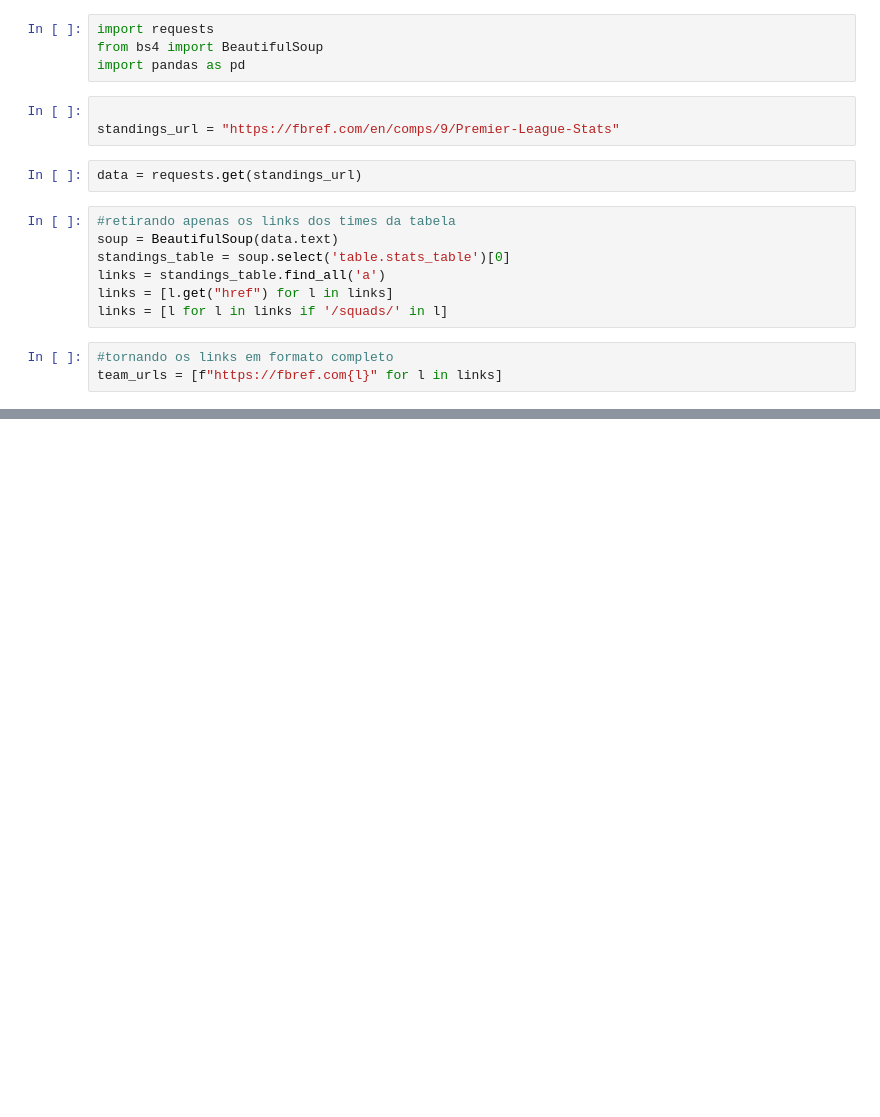
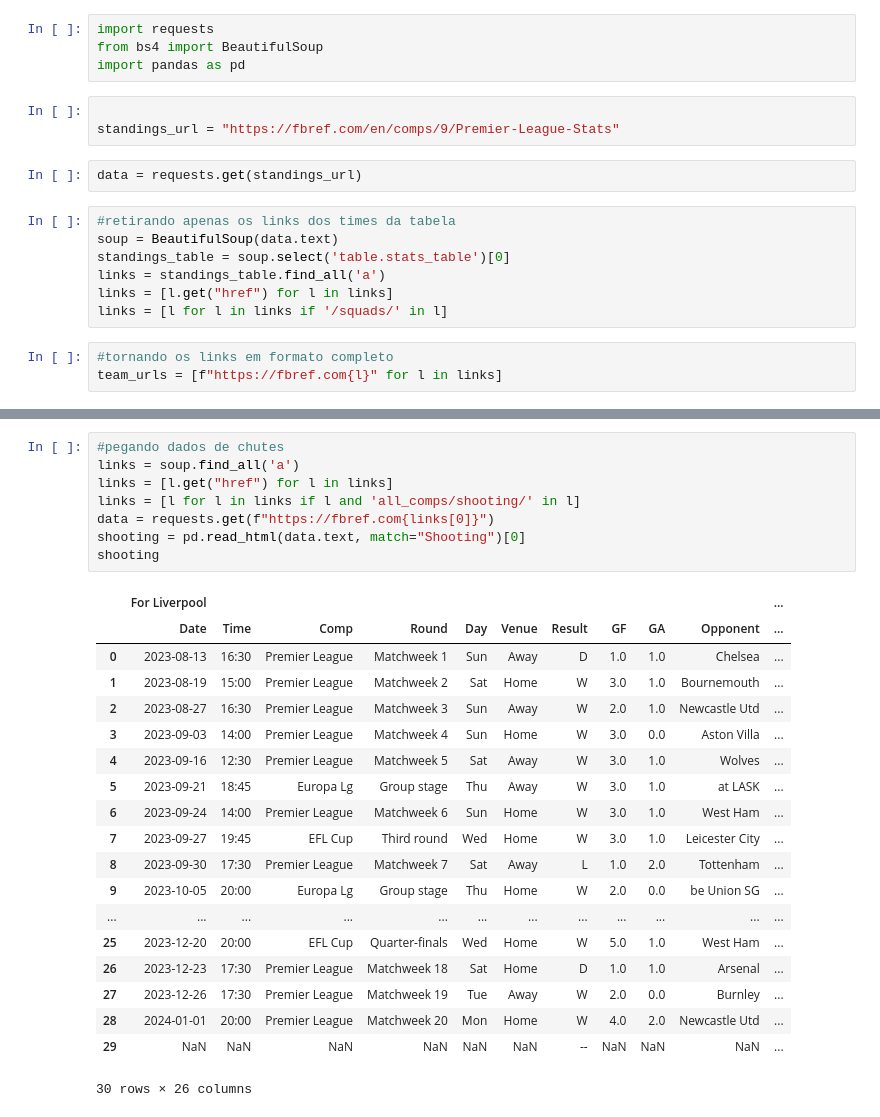
Before and after one commit to vinicarlosss/MachineLearning_Futebol, a Jupyter notebook: web_scraping.ipynb, the cells around one changed output, grey strips where cells are left out. Drawn from its saved outputs; the diff is of its cells as text; blank space fills up the shorter version.

Commit message:
pegando dados de chute

```diff
--- a/web_scraping.ipynb
+++ b/web_scraping.ipynb
@@ -27,0 +44,28 @@ AttributeError: 'list' object has no attribute 'shape'
+# %%
+#pegando dados de chutes
+links = soup.find_all('a')
+links = [l.get("href") for l in links]
+links = [l for l in links if l and 'all_comps/shooting/' in l]
+data = requests.get(f"https://fbref.com{links[0]}")
+shooting = pd.read_html(data.text, match="Shooting")[0]
+shooting
+# %% [output]
+|  | For Liverpool |  |  |  |  |  |  |  |  |  | ... |
+|  | Date | Time | Comp | Round | Day | Venue | Result | GF | GA | Opponent | ... |
+| 0 | 2023-08-13 | 16:30 | Premier League | Matchweek 1 | Sun | Away | D | 1.0 | 1.0 | Chelsea | ... |
+| 1 | 2023-08-19 | 15:00 | Premier League | Matchweek 2 | Sat | Home | W | 3.0 | 1.0 | Bournemouth | ... |
+| 2 | 2023-08-27 | 16:30 | Premier League | Matchweek 3 | Sun | Away | W | 2.0 | 1.0 | Newcastle Utd | ... |
+| 3 | 2023-09-03 | 14:00 | Premier League | Matchweek 4 | Sun | Home | W | 3.0 | 0.0 | Aston Villa | ... |
+| 4 | 2023-09-16 | 12:30 | Premier League | Matchweek 5 | Sat | Away | W | 3.0 | 1.0 | Wolves | ... |
+| 5 | 2023-09-21 | 18:45 | Europa Lg | Group stage | Thu | Away | W | 3.0 | 1.0 | at LASK | ... |
+| 6 | 2023-09-24 | 14:00 | Premier League | Matchweek 6 | Sun | Home | W | 3.0 | 1.0 | West Ham | ... |
+| 7 | 2023-09-27 | 19:45 | EFL Cup | Third round | Wed | Home | W | 3.0 | 1.0 | Leicester City | ... |
+| 8 | 2023-09-30 | 17:30 | Premier League | Matchweek 7 | Sat | Away | L | 1.0 | 2.0 | Tottenham | ... |
+| 9 | 2023-10-05 | 20:00 | Europa Lg | Group stage | Thu | Home | W | 2.0 | 0.0 | be Union SG | ... |
+| ... | ... | ... | ... | ... | ... | ... | ... | ... | ... | ... | ... |
+| 25 | 2023-12-20 | 20:00 | EFL Cup | Quarter-finals | Wed | Home | W | 5.0 | 1.0 | West Ham | ... |
+| 26 | 2023-12-23 | 17:30 | Premier League | Matchweek 18 | Sat | Home | D | 1.0 | 1.0 | Arsenal | ... |
+| 27 | 2023-12-26 | 17:30 | Premier League | Matchweek 19 | Tue | Away | W | 2.0 | 0.0 | Burnley | ... |
+| 28 | 2024-01-01 | 20:00 | Premier League | Matchweek 20 | Mon | Home | W | 4.0 | 2.0 | Newcastle Utd | ... |
+| 29 | NaN | NaN | NaN | NaN | NaN | NaN | -- | NaN | NaN | NaN | ... |
+30 rows × 26 columns
```
Also changed, not shown: parts of 1 cell of this notebook.
